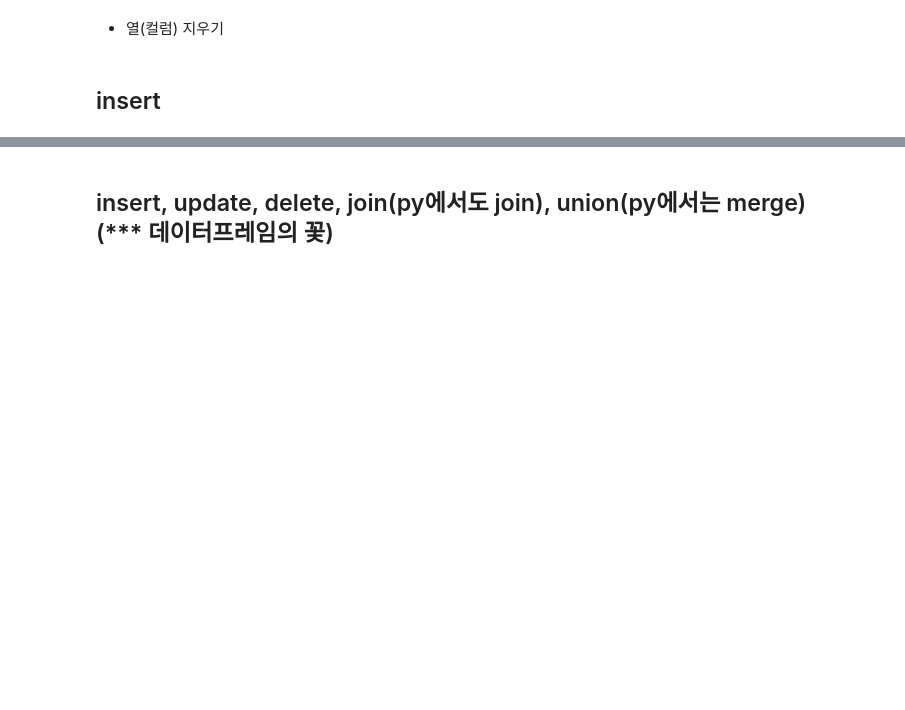
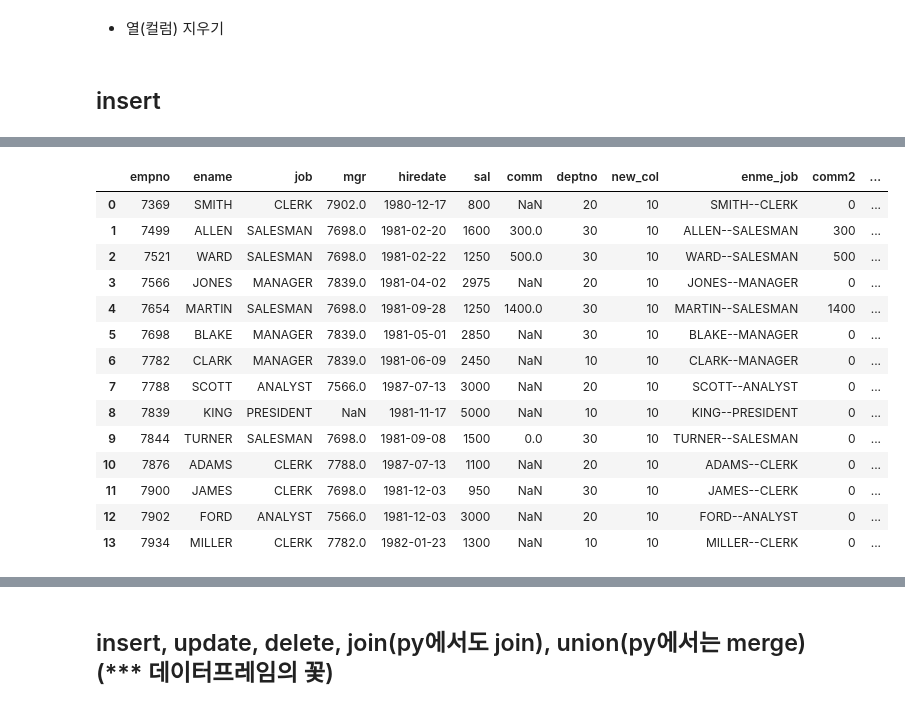
Before and after one commit to ssawwqdf/Python_lecture, a Jupyter notebook: lec13_emp.ipynb, the cells around one changed output, grey strips where cells are left out. Cells and saved outputs as stored; diff of their text form; code cells hidden in the pictures; blank space fills up the shorter version.

```diff
--- a/lec13_emp.ipynb
+++ b/lec13_emp.ipynb
@@ -563,0 +588,19 @@ dfcp=dfcp.drop(['ename','sal'], axis=1)
+# %%
+# df.columns -> 복붙 편하다.
+dfcp=df.drop(['new_col', 'enme_job', 'comm2', 'sal+comm2'], axis=1).copy()
+# %% [output]
+|  | empno | ename | job | mgr | hiredate | sal | comm | deptno | new_col | enme_job | comm2 | ... |
+| 0 | 7369 | SMITH | CLERK | 7902.0 | 1980-12-17 | 800 | NaN | 20 | 10 | SMITH--CLERK | 0 | ... |
+| 1 | 7499 | ALLEN | SALESMAN | 7698.0 | 1981-02-20 | 1600 | 300.0 | 30 | 10 | ALLEN--SALESMAN | 300 | ... |
+| 2 | 7521 | WARD | SALESMAN | 7698.0 | 1981-02-22 | 1250 | 500.0 | 30 | 10 | WARD--SALESMAN | 500 | ... |
+| 3 | 7566 | JONES | MANAGER | 7839.0 | 1981-04-02 | 2975 | NaN | 20 | 10 | JONES--MANAGER | 0 | ... |
+| 4 | 7654 | MARTIN | SALESMAN | 7698.0 | 1981-09-28 | 1250 | 1400.0 | 30 | 10 | MARTIN--SALESMAN | 1400 | ... |
+| 5 | 7698 | BLAKE | MANAGER | 7839.0 | 1981-05-01 | 2850 | NaN | 30 | 10 | BLAKE--MANAGER | 0 | ... |
+| 6 | 7782 | CLARK | MANAGER | 7839.0 | 1981-06-09 | 2450 | NaN | 10 | 10 | CLARK--MANAGER | 0 | ... |
+| 7 | 7788 | SCOTT | ANALYST | 7566.0 | 1987-07-13 | 3000 | NaN | 20 | 10 | SCOTT--ANALYST | 0 | ... |
+| 8 | 7839 | KING | PRESIDENT | NaN | 1981-11-17 | 5000 | NaN | 10 | 10 | KING--PRESIDENT | 0 | ... |
+| 9 | 7844 | TURNER | SALESMAN | 7698.0 | 1981-09-08 | 1500 | 0.0 | 30 | 10 | TURNER--SALESMAN | 0 | ... |
+| 10 | 7876 | ADAMS | CLERK | 7788.0 | 1987-07-13 | 1100 | NaN | 20 | 10 | ADAMS--CLERK | 0 | ... |
+| 11 | 7900 | JAMES | CLERK | 7698.0 | 1981-12-03 | 950 | NaN | 30 | 10 | JAMES--CLERK | 0 | ... |
+| 12 | 7902 | FORD | ANALYST | 7566.0 | 1981-12-03 | 3000 | NaN | 20 | 10 | FORD--ANALYST | 0 | ... |
+| 13 | 7934 | MILLER | CLERK | 7782.0 | 1982-01-23 | 1300 | NaN | 10 | 10 | MILLER--CLERK | 0 | ... |
```
Also changed, not shown: parts of 73 cells of this notebook, 4 other files.
